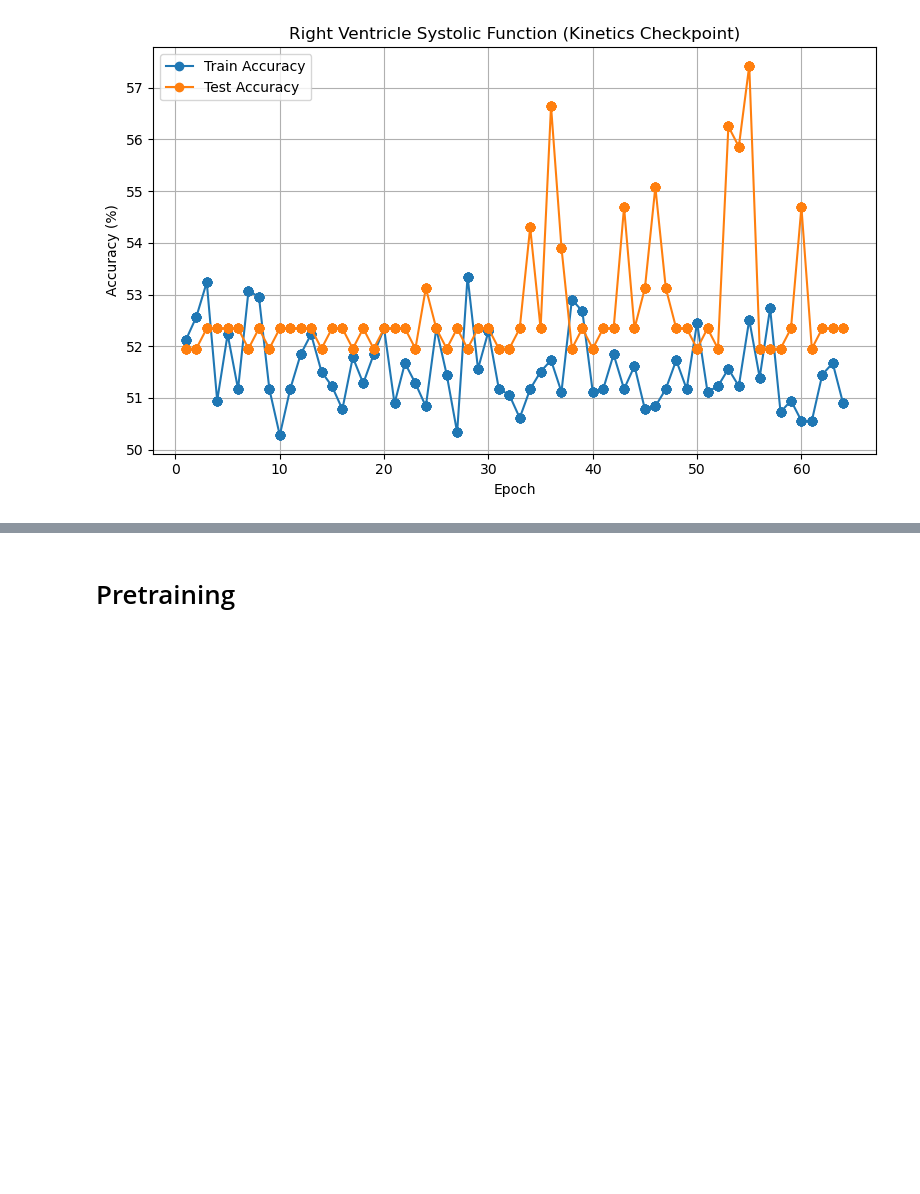
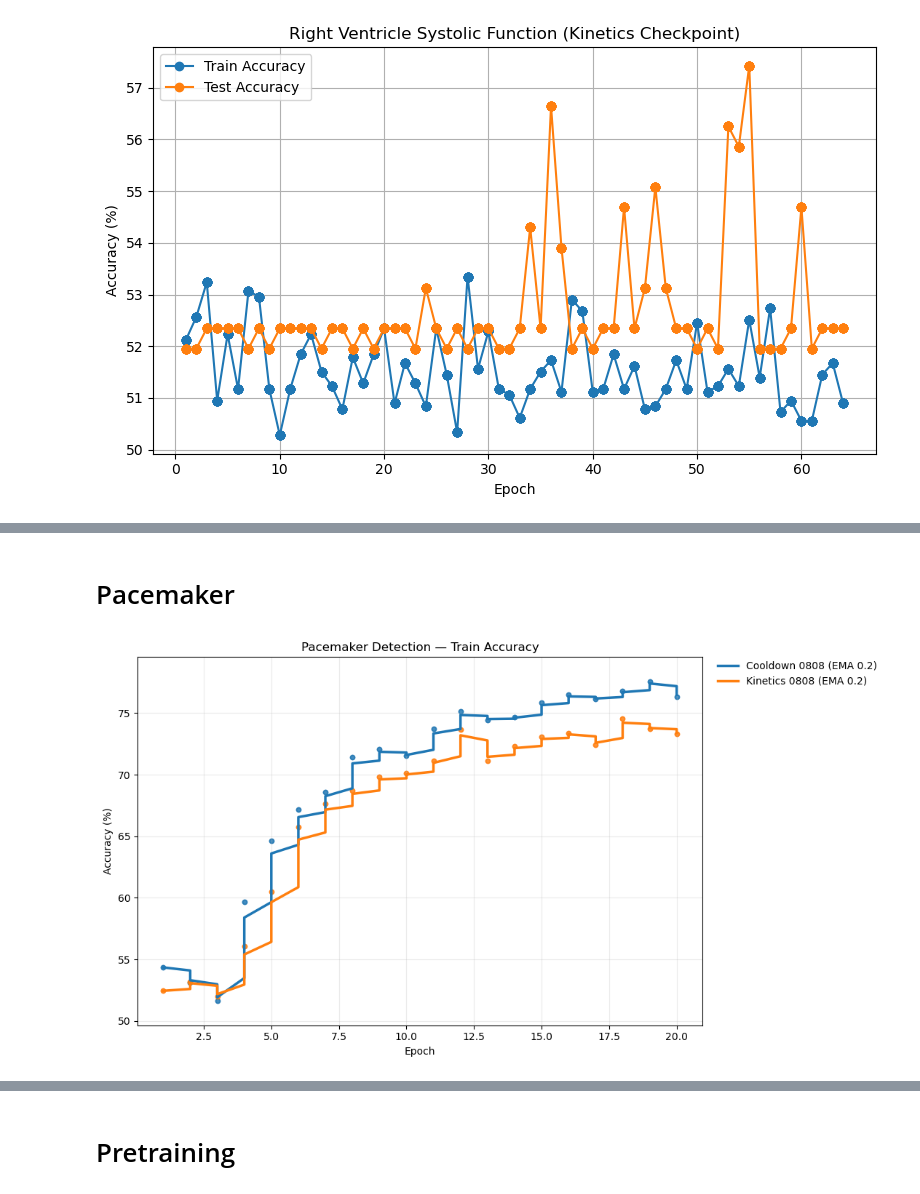
Before and after one commit to alif-munim/EchoJEPA, a Jupyter notebook: plot.ipynb, the cells around one changed output, grey strips where cells are left out. Cells and saved outputs as stored; diff of their text form; code cells hidden in the pictures; blank space fills up the shorter version.

```diff
--- a/plot.ipynb
+++ b/plot.ipynb
@@ -63,0 +262,70 @@ plt.show()
+# %% [markdown]
+# Pacemaker
+# %%
+import matplotlib.pyplot as plt
+import os
+
+def ema(values, alpha=0.03):
+    s = None
+    out = []
+    for v in values:
+        s = v if s is None else alpha * v + (1 - alpha) * s
+        out.append(s)
+    return out
+
+# --- Configure pacemaker runs ---
+BASE = "/home/sagemaker-user/user-default-efs/vjepa2"
+runs = [
+    (os.path.join(BASE, "pacemaker_cooldown_0808_v1.log"), "Cooldown 0808"),
+    # (os.path.join(BASE, "pacemaker_cooldown_0809_v2.log"), "Cooldown 0809 v2"),
+    # (os.path.join(BASE, "pacemaker_cooldown_v2.log"),     "Cooldown v2"),
+    (os.path.join(BASE, "pacemaker_kinetics_0808_v1.log"),"Kinetics 0808"),
+    # (os.path.join(BASE, "pacemaker_kinetics_0809_v2.log"),"Kinetics 0809 v2"),
+]
+
+# Fixed colors per run
+palette = [
+    "#1f77b4",  # blue
+    "#ff7f0e",  # orange
+    "#2ca02c",  # green
+    "#9467bd",  # purple
+    "#d62728",  # red
+]
+
+EMA_ALPHA = 0.2   # smoothing for EMA
+DOT_ALPHA = 0.2    # opacity for raw dots
+DOT_SIZE  = 20
+
+plt.figure(figsize=(11, 6))
+
+mins, maxs = [], []
+
+for (path, label), color in zip(runs, palette):
+    if not os.path.exists(path):
+        print(f"Warning: missing {path}, skipping.")
+        continue
+    epochs, train_acc, test_acc = extract_accuracies(path)
+
+    # Raw dots (faint)
+    plt.scatter(epochs, train_acc, s=DOT_SIZE, color=color, alpha=DOT_ALPHA)
+
+    # EMA line (opaque)
+    plt.plot(epochs, ema(train_acc, EMA_ALPHA), linewidth=2.5, color=color, label=f"{label} (EMA {EMA_ALPHA})")
+
+    mins.append(min(train_acc))
+    maxs.append(max(train_acc))
+
+# --- Formatting ---
+plt.xlabel("Epoch")
+plt.ylabel("Accuracy (%)")
+plt.title("Pacemaker Detection — Train Accuracy")
+plt.grid(True, alpha=0.25)
+plt.legend(loc="upper left", bbox_to_anchor=(1.02, 1), borderaxespad=0., frameon=False)
+
+if mins and maxs:
+    plt.ylim(min(mins) - 2, max(maxs) + 2)
+
+plt.tight_layout()
+plt.show()
+# %% [output]
+[figure, added]
```
Also changed, not shown: parts of 9 cells of this notebook, 11 other files.
